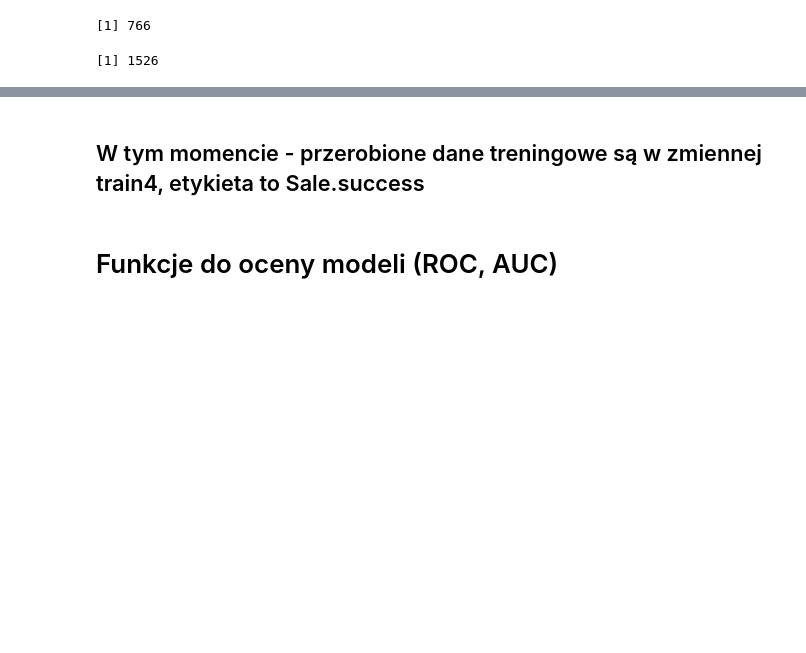
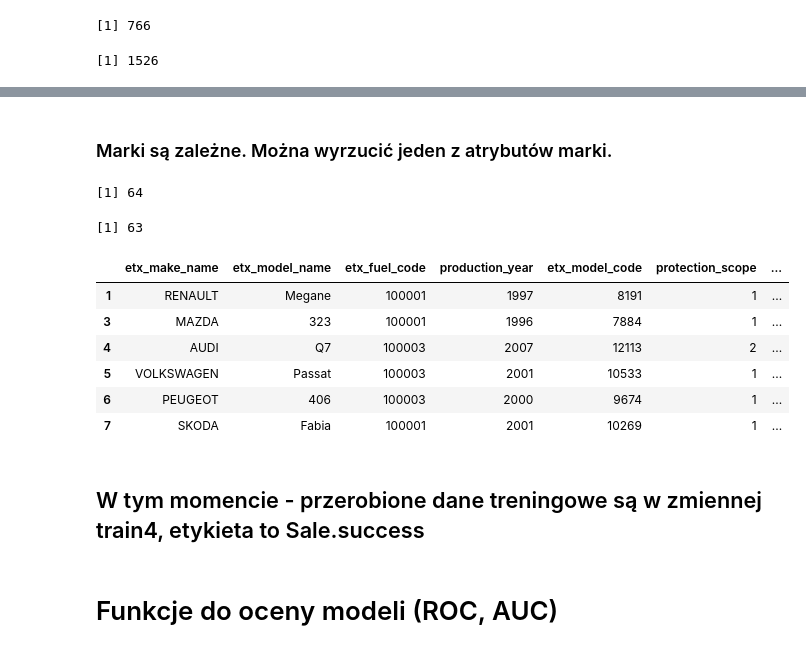
Before and after one commit to Noctiphobia/ABH-Classification, a Jupyter notebook: preproc_notebook.ipynb, the cells around one changed output, grey strips where cells are left out. Drawn from its saved outputs; the diff is of its cells as text; code cells hidden in the pictures; blank space fills up the shorter version.

```diff
--- a/preproc_notebook.ipynb
+++ b/preproc_notebook.ipynb
@@ -566,0 +620,19 @@ length(levels(train4$CarModel__c))
+# %% [markdown]
+### Marki są zależne. Można wyrzucić jeden z atrybutów marki.
+# %%
+ncol(train4)
+train4$CarModel__c = NULL
+ncol(train4)
+# %% [output]
+[1] 64
+[1] 63
+# %%
+head(train4)
+# %% [output]
+|  | etx_make_name | etx_model_name | etx_fuel_code | production_year | etx_model_code | protection_scope | ... |
+| 1 | RENAULT | Megane | 100001 | 1997 | 8191 | 1 | ... |
+| 3 | MAZDA | 323 | 100001 | 1996 | 7884 | 1 | ... |
+| 4 | AUDI | Q7 | 100003 | 2007 | 12113 | 2 | ... |
+| 5 | VOLKSWAGEN | Passat | 100003 | 2001 | 10533 | 1 | ... |
+| 6 | PEUGEOT | 406 | 100003 | 2000 | 9674 | 1 | ... |
+| 7 | SKODA | Fabia | 100001 | 2001 | 10269 | 1 | ... |
```
Also changed, not shown: parts of 36 cells of this notebook.
